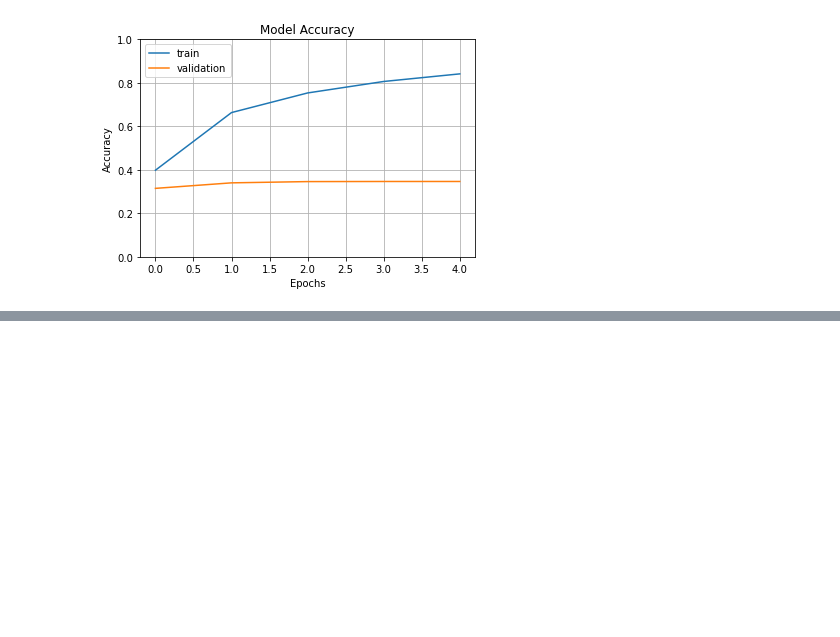
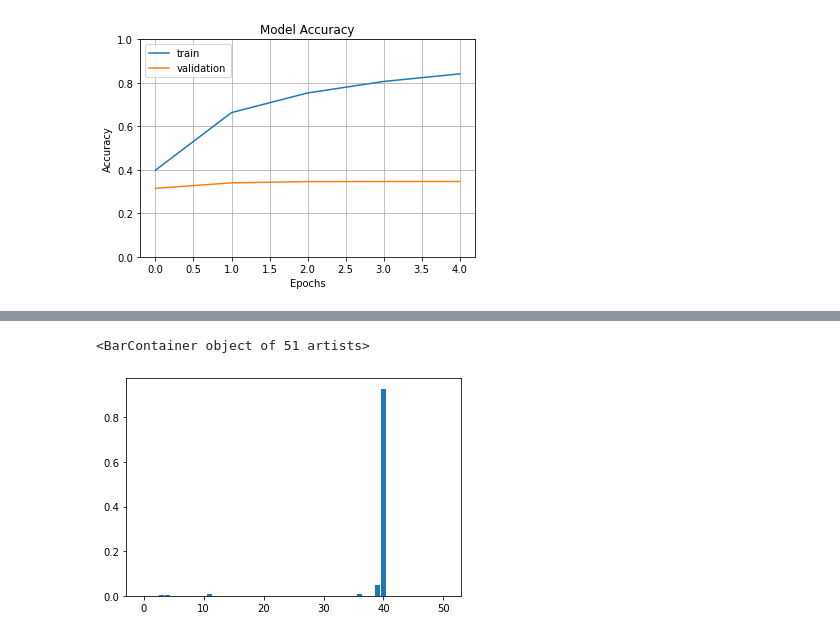
Before and after one commit to giocoal/hmdb51-two-stream-action-recognition, a Jupyter notebook: spatial_stream_cnn_finetuned.ipynb, the cells around one changed output, grey strips where cells are left out. Cells and saved outputs as stored; diff of their text form; code cells hidden in the pictures; blank space fills up the shorter version.

```diff
--- a/spatial_stream_cnn_finetuned.ipynb
+++ b/spatial_stream_cnn_finetuned.ipynb
@@ -189,7 +199,7 @@ None
 # %%
 history_ResNet1_spatial_stream = resnet_model.fit(train_ds,
                                         validation_data = val_ds,
-                                        epochs=20,
+                                        epochs=1,
                                         steps_per_epoch=step_per_epoch_train,
                                         validation_steps=step_per_epoch_val,
                                         callbacks=[model_checkpoint_callback])
@@ -317,0 +357,9 @@ plt.show()
+# %%
+from tensorflow.keras.applications.resnet50 import preprocess_input, decode_predictions
+
+img_array = image.img_to_array(img)
+img_batch = np.expand_dims(img_array, axis=0)
+img_preprocessed = preprocess_input(img_batch)
+# %%
+prediction = resnet_model.predict(img_preprocessed)
+print(prediction[0])
@@ -317,0 +379,5 @@ plt.show()
+# %%
+plt.bar(list(range(0,51)), prediction[0])
+# %% [output]
+<BarContainer object of 51 artists>
+[figure, added]
```
Also changed, not shown: parts of 11 cells of this notebook.
